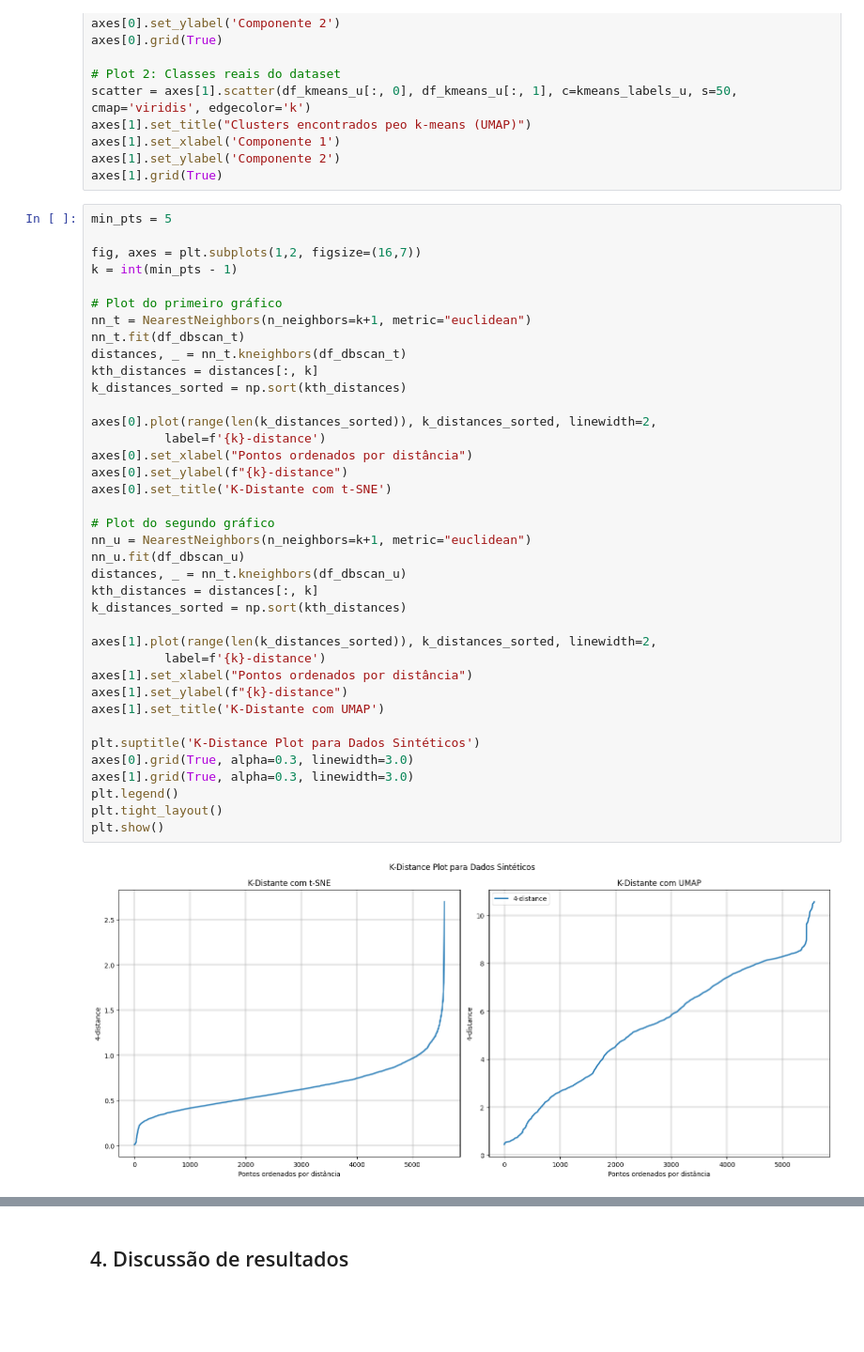
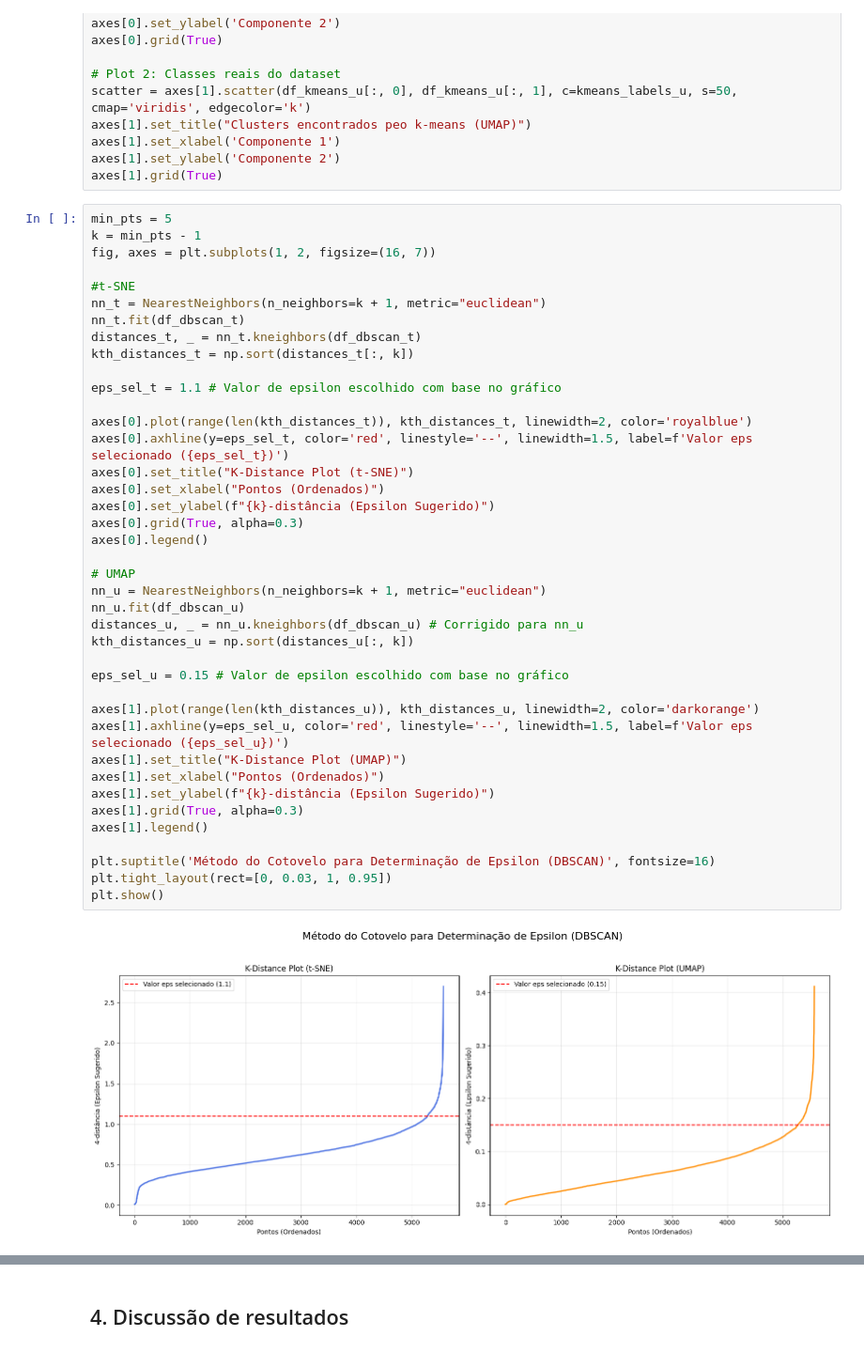
Before and after one commit to DouglaxN/project-unsupervised, a Jupyter notebook: Final/main.ipynb, the cells around one changed output, grey strips where cells are left out. Shown at 94% size. Drawn from its saved outputs; the diff is of its cells as text; blank space fills up the shorter version.

Commit message:
continue implementation of DBSCAN

```diff
--- a/Final/main.ipynb
+++ b/Final/main.ipynb
@@ -349,41 +349,43 @@ axes[1].set_ylabel('Componente 2')
 axes[1].grid(True)
 # %%
 min_pts = 5
+k = min_pts - 1
+fig, axes = plt.subplots(1, 2, figsize=(16, 7))
 
-fig, axes = plt.subplots(1,2, figsize=(16,7))
-k = int(min_pts - 1)
+#t-SNE
+nn_t = NearestNeighbors(n_neighbors=k + 1, metric="euclidean")
+nn_t.fit(df_dbscan_t)
+distances_t, _ = nn_t.kneighbors(df_dbscan_t)
+kth_distances_t = np.sort(distances_t[:, k])
 
-# Plot do primeiro gráfico
-nn_t = NearestNeighbors(n_neighbors=k+1, metric="euclidean")
-nn_t.fit(df_dbscan_t)
-distances, _ = nn_t.kneighbors(df_dbscan_t)
-kth_distances = distances[:, k]
-k_distances_sorted = np.sort(kth_distances)
+eps_sel_t = 1.1 # Valor de epsilon escolhido com base no gráfico
 
-axes[0].plot(range(len(k_distances_sorted)), k_distances_sorted, linewidth=2,
-          label=f'{k}-distance')
-axes[0].set_xlabel("Pontos ordenados por distância")
-axes[0].set_ylabel(f"{k}-distance")
-axes[0].set_title('K-Distante com t-SNE')
+axes[0].plot(range(len(kth_distances_t)), kth_distances_t, linewidth=2, color='royalblue')
+axes[0].axhline(y=eps_sel_t, color='red', linestyle='--', linewidth=1.5, label=f'Valor eps selecionado ({eps_sel_t})')
+axes[0].set_title("K-Distance Plot (t-SNE)")
+axes[0].set_xlabel("Pontos (Ordenados)")
+axes[0].set_ylabel(f"{k}-distância (Epsilon Sugerido)")
+axes[0].grid(True, alpha=0.3)
+axes[0].legend()
 
-# Plot do segundo gráfico
-nn_u = NearestNeighbors(n_neighbors=k+1, metric="euclidean")
+# UMAP
+nn_u = NearestNeighbors(n_neighbors=k + 1, metric="euclidean")
 nn_u.fit(df_dbscan_u)
-distances, _ = nn_t.kneighbors(df_dbscan_u)
-kth_distances = distances[:, k]
-k_distances_sorted = np.sort(kth_distances)
+distances_u, _ = nn_u.kneighbors(df_dbscan_u) # Corrigido para nn_u
+kth_distances_u = np.sort(distances_u[:, k])
 
-axes[1].plot(range(len(k_distances_sorted)), k_distances_sorted, linewidth=2,
-          label=f'{k}-distance')
-axes[1].set_xlabel("Pontos ordenados por distância")
-axes[1].set_ylabel(f"{k}-distance")
-axes[1].set_title('K-Distante com UMAP')
+eps_sel_u = 0.15 # Valor de epsilon escolhido com base no gráfico
 
-plt.suptitle('K-Distance Plot para Dados Sintéticos')
-axes[0].grid(True, alpha=0.3, linewidth=3.0)
-axes[1].grid(True, alpha=0.3, linewidth=3.0)
-plt.legend()
-plt.tight_layout()
+axes[1].plot(range(len(kth_distances_u)), kth_distances_u, linewidth=2, color='darkorange')
+axes[1].axhline(y=eps_sel_u, color='red', linestyle='--', linewidth=1.5, label=f'Valor eps selecionado ({eps_sel_u})')
+axes[1].set_title("K-Distance Plot (UMAP)")
+axes[1].set_xlabel("Pontos (Ordenados)")
+axes[1].set_ylabel(f"{k}-distância (Epsilon Sugerido)")
+axes[1].grid(True, alpha=0.3)
+axes[1].legend()
+
+plt.suptitle('Método do Cotovelo para Determinação de Epsilon (DBSCAN)', fontsize=16)
+plt.tight_layout(rect=[0, 0.03, 1, 0.95])
 plt.show()
 # %% [output]
-[figure, old version]
+[figure, new version]
```
Also changed, not shown: parts of 2 cells of this notebook.
